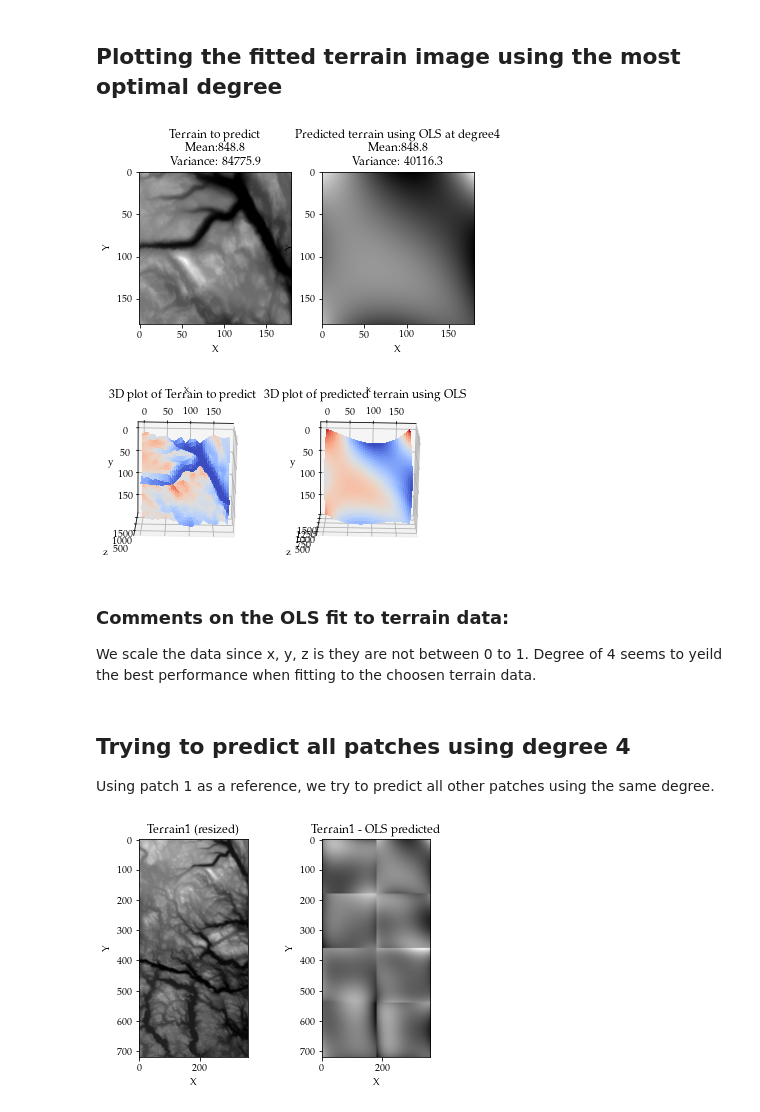
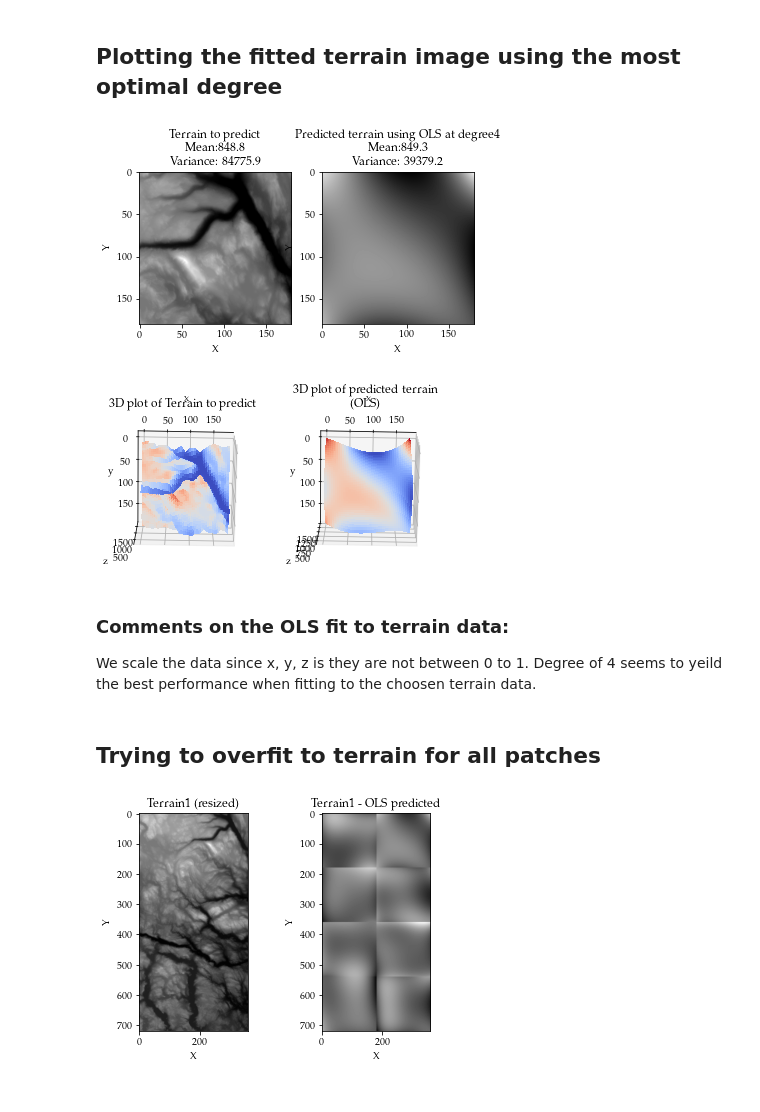
Before and after one commit to AndreasBordvik/FYS-STK4155-Prj1_report, a Jupyter notebook: code/Exercise6.ipynb, the cells around one changed output. Cells and saved outputs as stored; diff of their text form; code cells hidden in the pictures.

```diff
--- a/code/Exercise6.ipynb
+++ b/code/Exercise6.ipynb
@@ -269,4 +269,23 @@ plt.show()
 We construct the data for least square regression based on preprocessed data. We also set up variables that will be used throughout the exercise.<br>
 Terrain patch from terrain 1 is used as input for our models and our tests
-# %%
-x, y, z = x1, y1, z1
+# %%
+terrain_data = 1
+noise_factor = 0.1
+
+if terrain_data == 1: # Choosing terrain1
+    x, y, z = x1, y1, z1.copy()
+    #z_min = np.min(z)
+    z_max = np.max(z)
+    noise = noise_factor * np.random.randn(z.shape[0],z.shape[1]) # Stochastic noise
+    noise_at_z_scale = np.rint(noise * z_max).astype(np.int16) # Noise at same scale as data
+    z_clean = z1
+
+elif terrain_data == 2: # Choosing terrain2
+    x, y, z = x2, y2, z2.copy()
+    #z_min = np.min(z)
+    z_max = np.max(z)
+    noise = noise_factor * np.random.randn(z.shape[0],z.shape[1]) # Stochastic noise
+    noise_at_z_scale = np.rint(noise * z_max).astype(np.int16) # Noise at same scale as data
+    z_clean = z2
+
+z += noise_at_z_scale # Adding stochastic noise
@@ -386,7 +444,7 @@ df_degree.shape: (15, 6)
 # %%
 X = create_X(x1, y1, optimal_degree) # Design Matrix
 X_scaled, Xscaler = standard_scaling(X)
-z1_scaled, z1scaler = standard_scaling(z1.ravel().reshape(-1,1))
+z1_scaled, z1scaler = standard_scaling(z.ravel().reshape(-1,1))
 #z1_scaled = z1.ravel().reshape(-1,1)
 
 # Model construction, fitting, and predictions
@@ -397,45 +455,44 @@ z_hat = z1scaler.inverse_transform(z_hat_train)
 z_hat = z_hat.reshape((ySteps,xSteps))
 
 # 2D plot of the terrain patches
 fig, (ax1, ax2) = plt.subplots(1, 2)
 ax1.title.set_text(F"Terrain to predict\nMean:\
-{np.round(np.mean(img1),decimals=1)}\nVariance: {np.round(np.var(img1),decimals=1)}")
+{np.round(np.mean(z_clean),decimals=1)}\nVariance: {np.round(np.var(z_clean),decimals=1)}")
 ax1.set_xlabel("X"); ax1.set_ylabel("Y")
-surf1 = ax1.imshow(img1, cmap='gray')
+surf1 = ax1.imshow(z_clean, cmap='gray')
 
 ax2.title.set_text(F"Predicted terrain using OLS at degree{optimal_degree}\nMean:\
 {np.round(np.mean(z_hat),decimals=1)}\nVariance: {np.round(np.var(z_hat),decimals=1)}")
 ax2.set_xlabel("X"); ax2.set_ylabel("Y")
 surf2 = ax2.imshow(z_hat, cmap='gray')
-plt.savefig(f"{REPORT_FIGURES}{EX6_1}chosen_terrain_data_and_prediction_at_{optimal_degree}.pdf")
+plt.savefig(f"{REPORT_FIGURES}{EX6_1}chosen_terrain_data_and_prediction_at_degree{optimal_degree}.pdf")
 plt.show()
 
 # 3D plot of predicted terrain patches
 fig = plt.figure()
 ax1 = fig.add_subplot(1,2,1, projection='3d')
 ax1.title.set_text("3D plot of Terrain to predict")
 ax1.set_xlabel("x"); ax1.set_ylabel("y"); ax1.set_zlabel("z")
 #ax1.view_init(elev=60., azim=-120.0-70)
 ax1.view_init(elev=-75., azim=-91)
 ax1.plot_surface(x1, y1, z1, cmap=cm.coolwarm, linewidth = 0, antialiased=False)
 
 ax2 = fig.add_subplot(1,2,2, projection='3d')
-ax2.title.set_text("3D plot of predicted terrain using OLS")
+ax2.title.set_text("3D plot of predicted terrain\n(OLS)")
 ax2.set_xlabel("x"); ax2.set_ylabel("y"); ax2.set_zlabel("z")
 #ax2.view_init(elev=60., azim=-120.0-70)
 ax2.view_init(elev=-75., azim=-91)
 ax2.plot_surface(x1, y1, z_hat, cmap=cm.coolwarm, linewidth = 0, antialiased=False)
-plt.savefig(f"{REPORT_FIGURES}{EX6_1}chosen_terrain_data_and_prediction_at_{optimal_degree}_3D.pdf")
+plt.savefig(f"{REPORT_FIGURES}{EX6_1}chosen_terrain_data_and_prediction_at_degree{optimal_degree}_3D.pdf")
 plt.show()
 # %% [output]
 [figure]
-[figure, old version]
+[figure, new version]
 # %% [markdown]
 ### Comments on the OLS fit to terrain data:
 We scale the data since x, y, z is they are not between 0 to 1. Degree of 4 seems to yeild the best performance when fitting to the choosen terrain data.
-# %% [markdown]
-## Trying to predict all patches using degree 4
-Using patch 1 as a reference, we try to predict all other patches using the same degree.
+# %% [markdown]
+## Trying to overfit to terrain for all patches
 # %%
 testDegree = 150
 testDegree = 4
```
Also changed, not shown: parts of 22 cells of this notebook, 57 other files.
